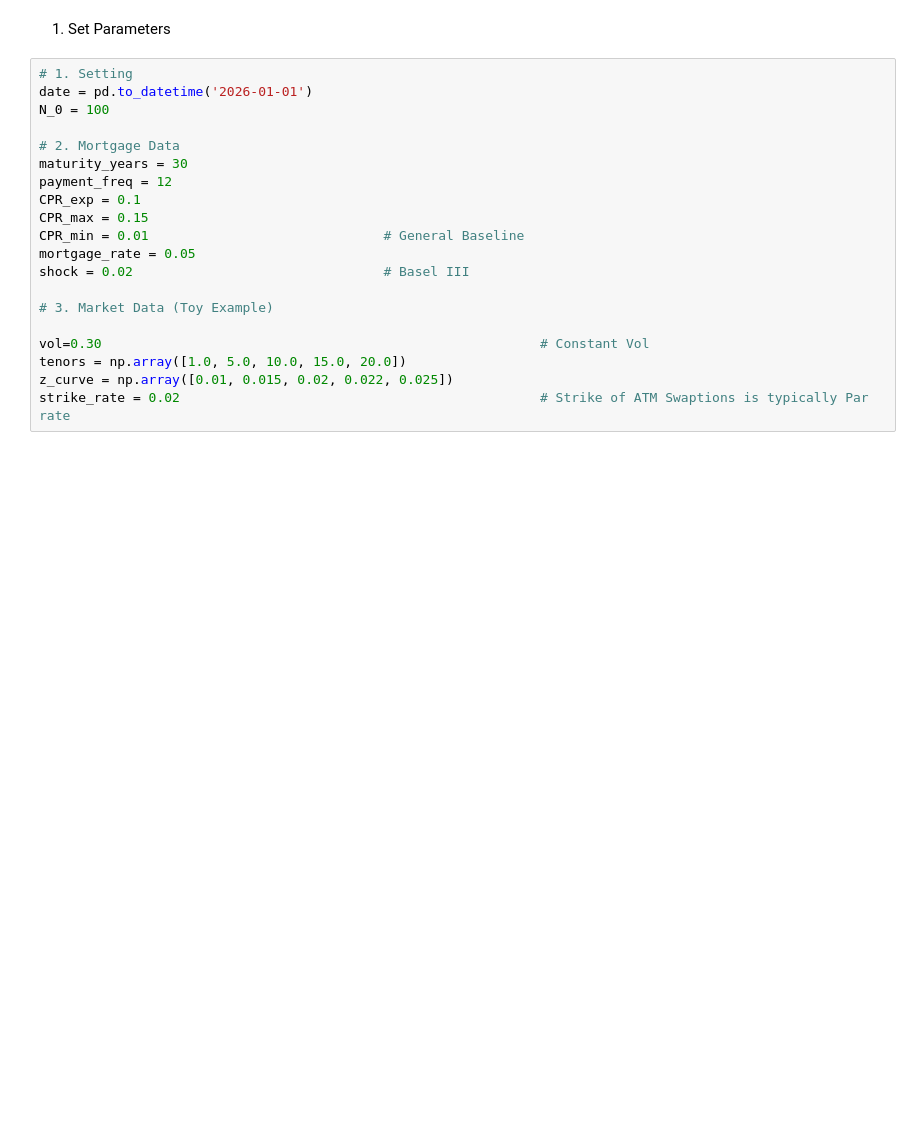
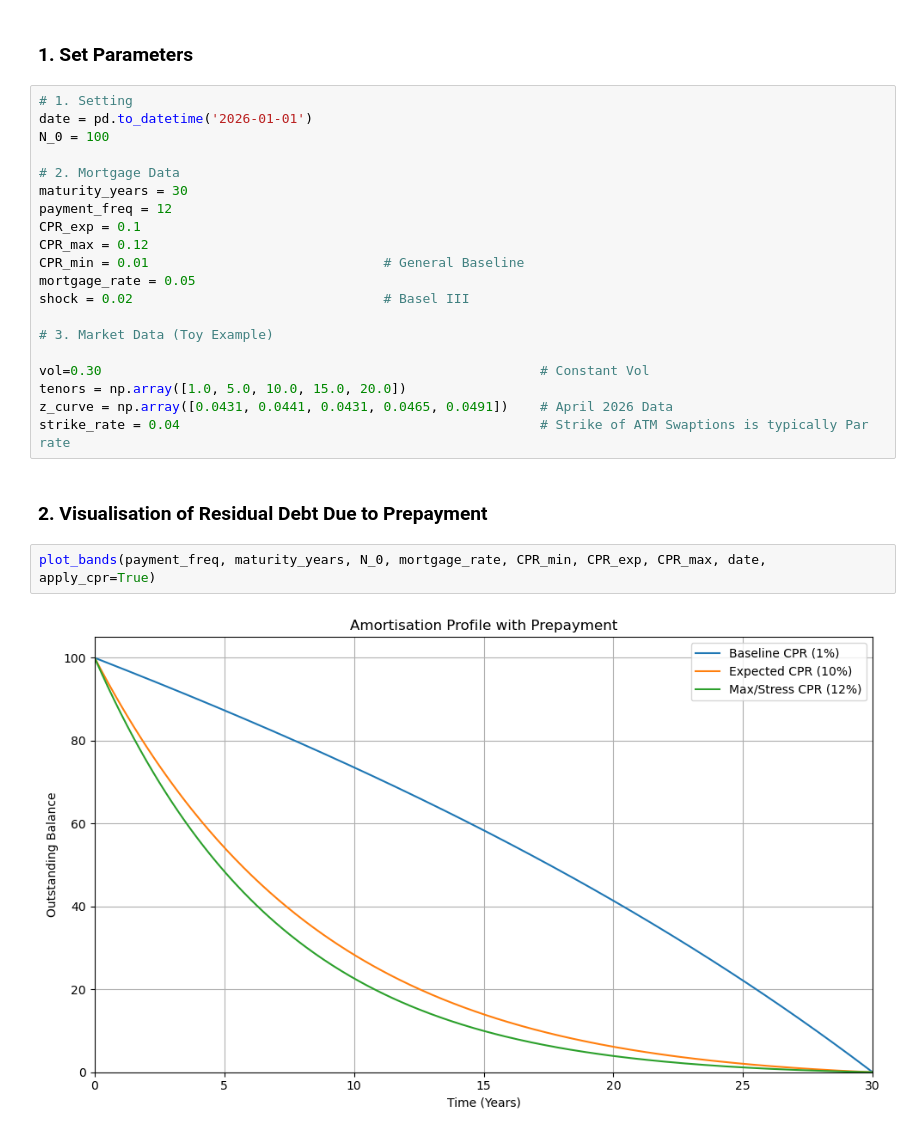
Before and after one commit to NikiMoelders/swaptions_PTF, a Jupyter notebook: hedge.ipynb, the cells around one changed output. Cells and saved outputs as stored; diff of their text form; blank space fills up the shorter version.

```diff
--- a/hedge.ipynb
+++ b/hedge.ipynb
@@ -11,5 +9,5 @@ ImportError: cannot import name 'plot_bands' from 'plotting' (/Users/niklasmoeld
 # %% [markdown]
-1) Set Parameters
+### 1. Set Parameters
 # %%
 # 1. Setting
 date = pd.to_datetime('2026-01-01')
@@ -19,7 +17,7 @@ N_0 = 100
 maturity_years = 30
 payment_freq = 12
 CPR_exp = 0.1
-CPR_max = 0.15
+CPR_max = 0.12
 CPR_min = 0.01                              # General Baseline
 mortgage_rate = 0.05
 shock = 0.02                                # Basel III
@@ -28,6 +26,12 @@ shock = 0.02                                # Basel III
 
 vol=0.30                                                        # Constant Vol
 tenors = np.array([1.0, 5.0, 10.0, 15.0, 20.0])
-z_curve = np.array([0.01, 0.015, 0.02, 0.022, 0.025])
-strike_rate = 0.02                                              # Strike of ATM Swaptions is typically Par rate
+z_curve = np.array([0.0431, 0.0441, 0.0431, 0.0465, 0.0491])    # April 2026 Data
+strike_rate = 0.04                                              # Strike of ATM Swaptions is typically Par rate
+# %% [markdown]
+### 2. Visualisation of Residual Debt Due to Prepayment
+# %%
+plot_bands(payment_freq, maturity_years, N_0, mortgage_rate, CPR_min, CPR_exp, CPR_max, date, apply_cpr=True)
+# %% [output]
+[figure, added]
 # %% [markdown]
```
Also changed, not shown: parts of 9 cells of this notebook.
